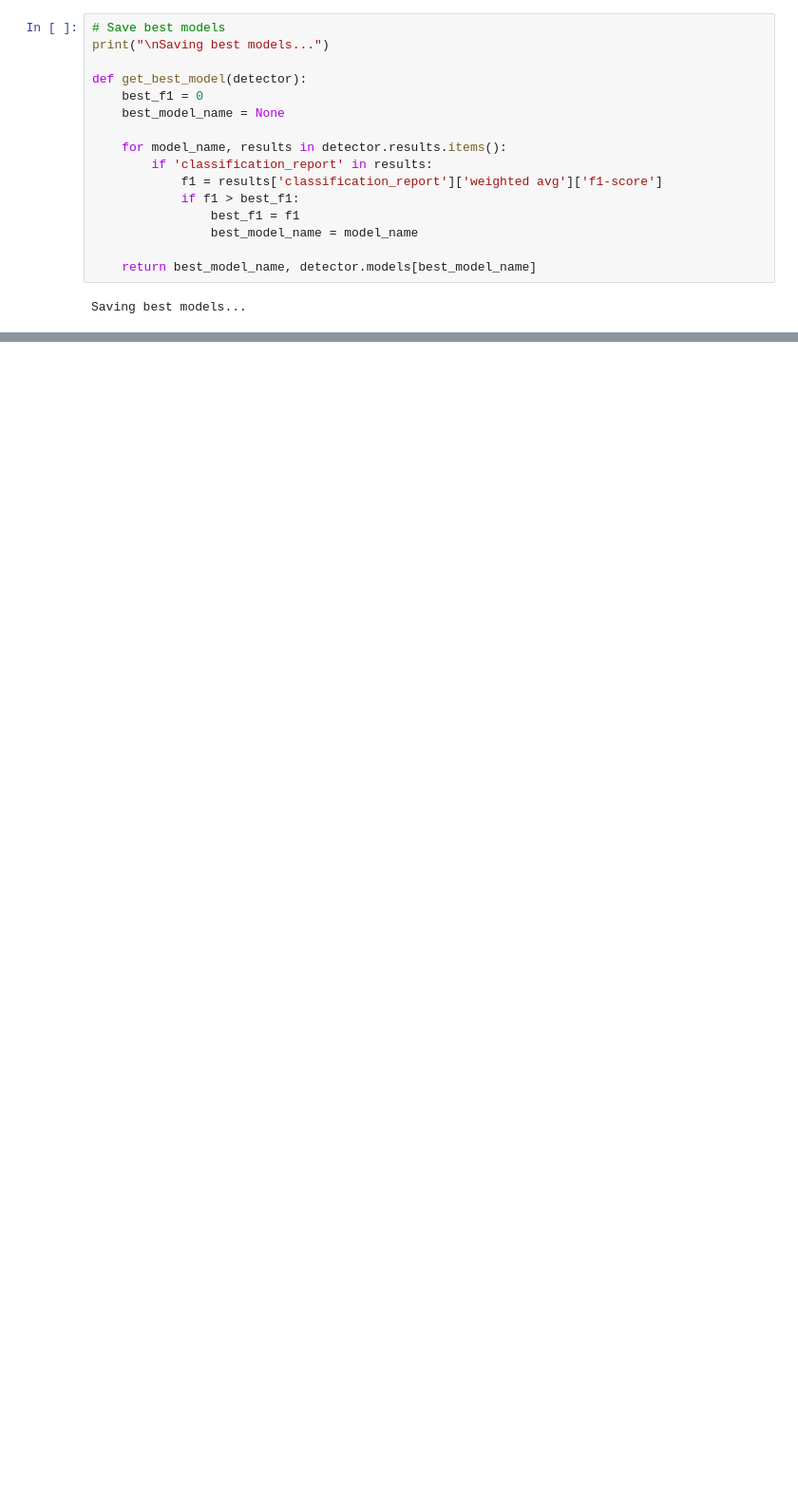
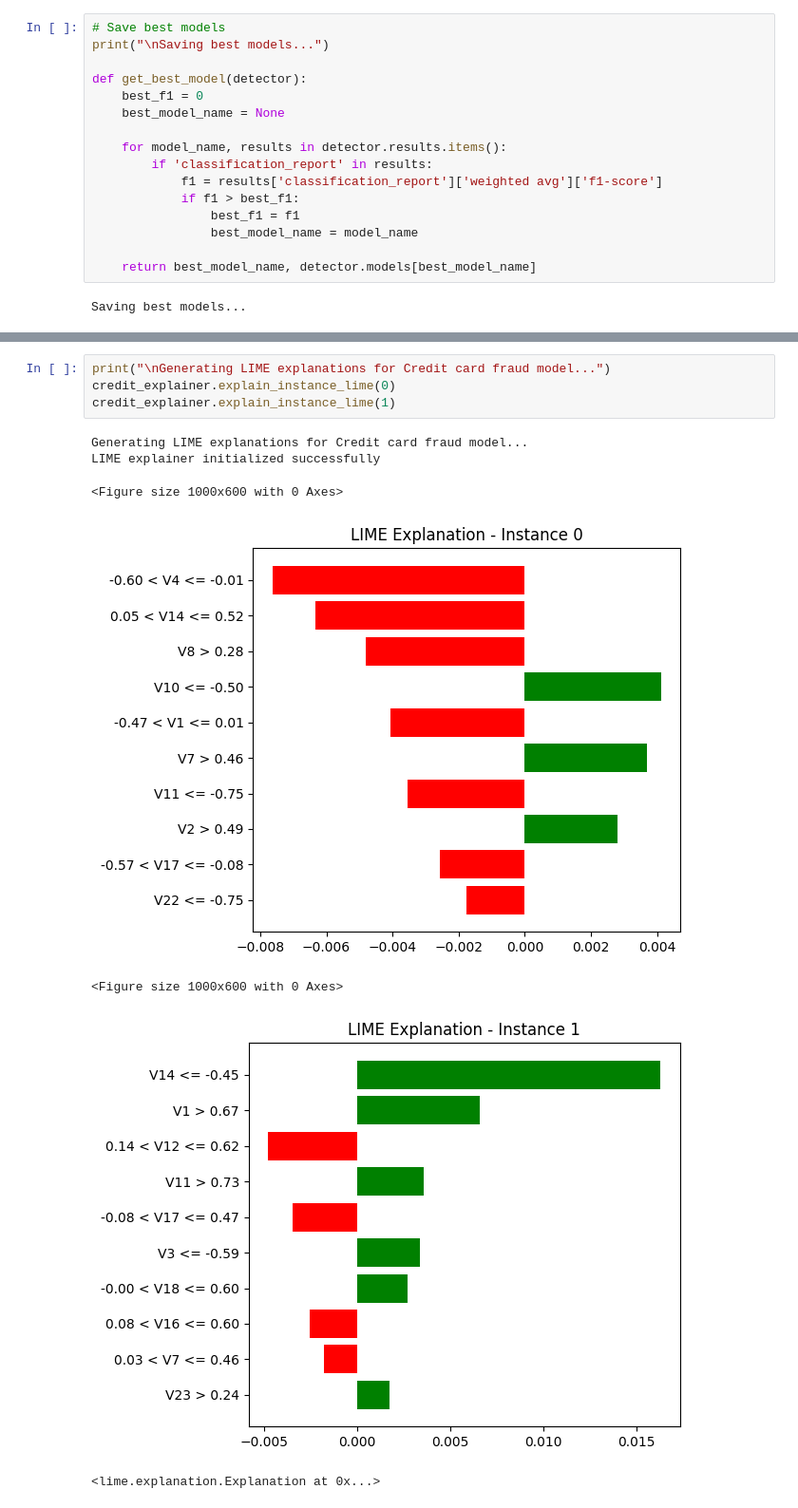
Before and after one commit to tsega19/ecommerce-bank-fraud-detection, a Jupyter notebook: notebooks/model_training.ipynb, the cells around one changed output, grey strips where cells are left out. Shown at 95% size. Saved outputs shown, nothing was run; the diff lists cells and outputs as text; blank space fills up the shorter version.

```diff
--- a/notebooks/model_training.ipynb
+++ b/notebooks/model_training.ipynb
@@ -527,0 +725,12 @@ shap_dependence_plot(best_credit_model,X_fraud, X_test_fraud_scaled, 'purchase_v
+# %%
+print("\nGenerating LIME explanations for Credit card fraud model...")
+credit_explainer.explain_instance_lime(0)
+credit_explainer.explain_instance_lime(1)
+# %% [output]
+Generating LIME explanations for Credit card fraud model...
+LIME explainer initialized successfully
+<Figure size 1000x600 with 0 Axes>
+[figure, added]
+<Figure size 1000x600 with 0 Axes>
+[figure, added]
+<lime.explanation.Explanation at 0x...>
```
Also changed, not shown: parts of 23 cells of this notebook, 34 other files.
